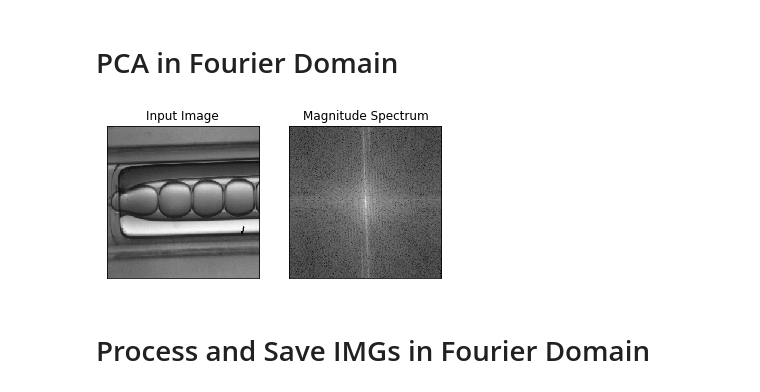
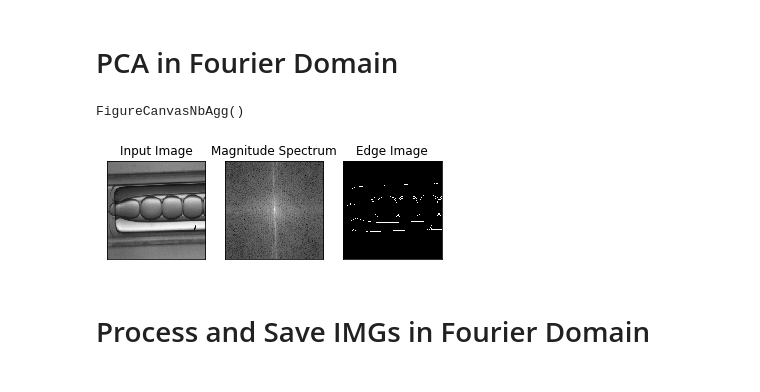
Before and after one commit to orpheus92/DSSI, a Jupyter notebook: Test.ipynb, the cells around one changed output. Saved outputs shown, nothing was run; the diff lists cells and outputs as text; code cells hidden in the pictures.

Commit message:
Canny Edge Detector Test

```diff
--- a/Test.ipynb
+++ b/Test.ipynb
@@ -331,16 +331,22 @@ from matplotlib import pyplot as plt
 # %%
 img = cv2.imread('data/Resized_256_256xBroken_10.JPG',cv2.IMREAD_GRAYSCALE)
 f = np.fft.fft2(img)
 fshift = np.fft.fftshift(f)
 magnitude_spectrum = 20*np.log(np.abs(fshift))
 
-plt.subplot(121),plt.imshow(img, cmap = 'gray')
+edges = cv2.Canny(img,256,256)
+
+plt.subplot(131),plt.imshow(img, cmap = 'gray')
 plt.title('Input Image'), plt.xticks([]), plt.yticks([])
-plt.subplot(122),plt.imshow(magnitude_spectrum, cmap = 'gray')
+plt.subplot(132),plt.imshow(magnitude_spectrum, cmap = 'gray')
 plt.title('Magnitude Spectrum'), plt.xticks([]), plt.yticks([])
+plt.subplot(133),plt.imshow(edges,cmap = 'gray')
+plt.title('Edge Image'), plt.xticks([]), plt.yticks([])
+
 plt.show()
 # %% [output]
+FigureCanvasNbAgg()
-[figure, old version]
+[figure, new version]
 # %% [markdown]
 # Process and Save IMGs in Fourier Domain
 # %%
```
Also changed, not shown: parts of 1 cell of this notebook.
